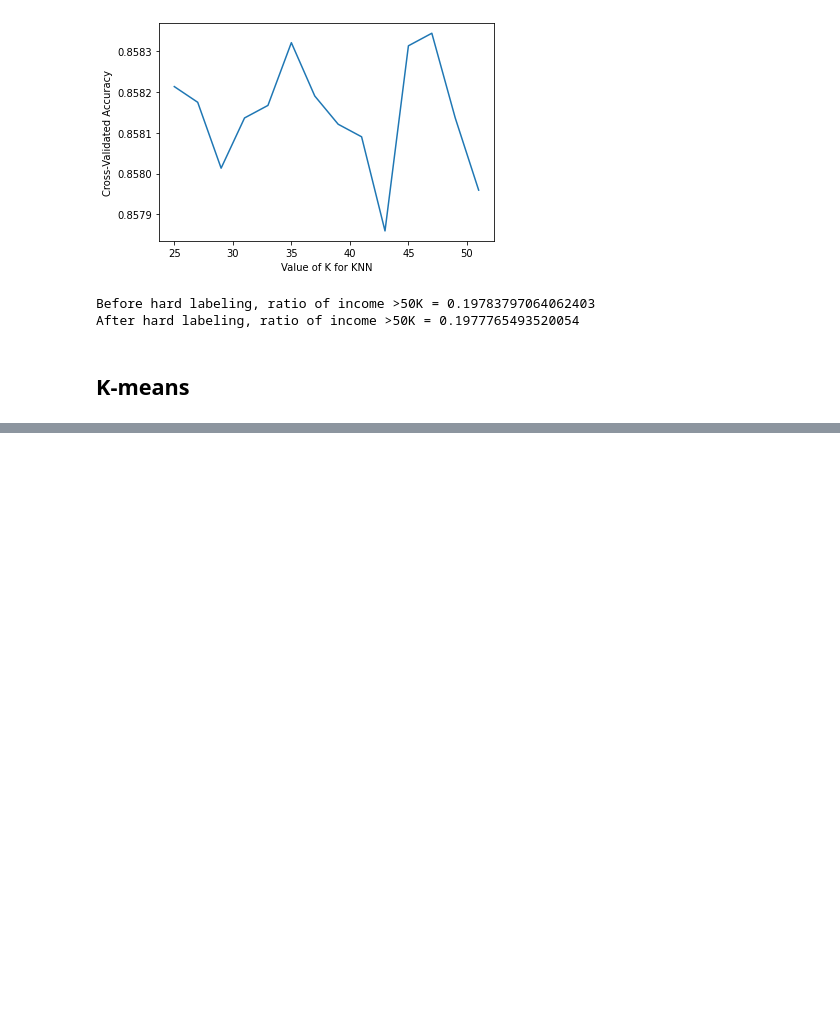
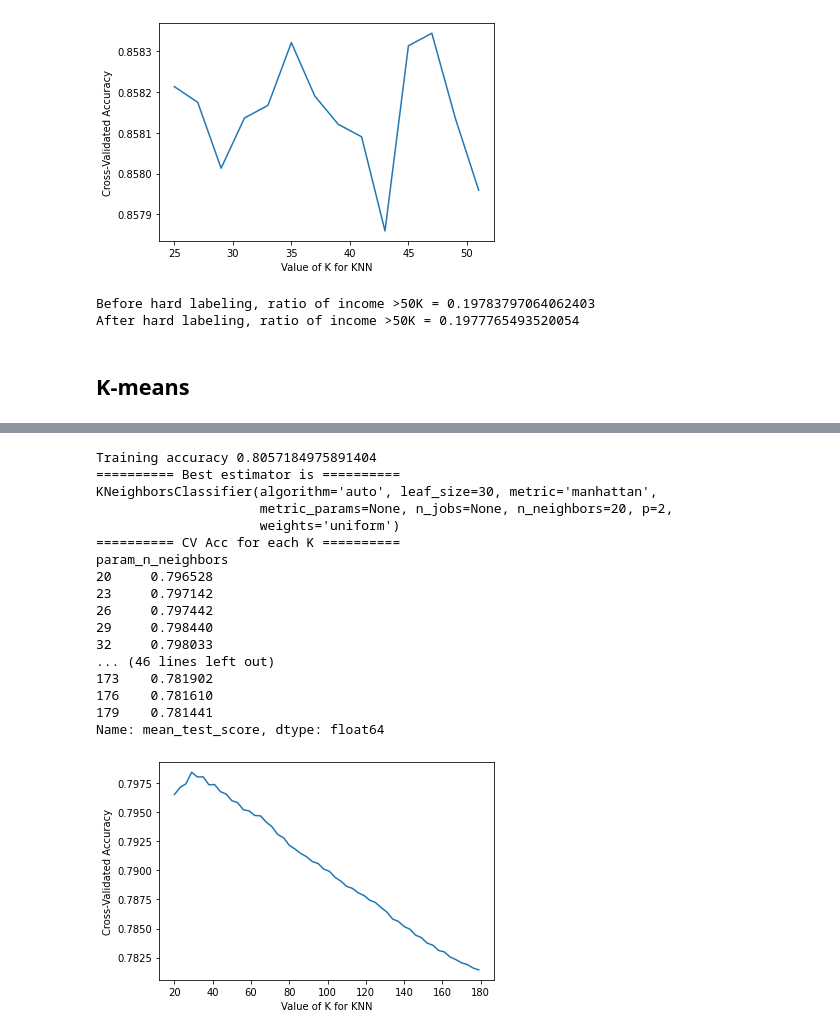
Before and after one commit to shengyenlin/Machine-Learning-EEML-2021-Fall, a Jupyter notebook: HW2/Modeling.ipynb, the cells around one changed output, grey strips where cells are left out. Saved outputs shown, nothing was run; the diff lists cells and outputs as text; code cells hidden in the pictures; blank space fills up the shorter version.

Commit message:
Add KNN with different data preprocessing methods

```diff
--- a/HW2/Modeling.ipynb
+++ b/HW2/Modeling.ipynb
@@ -235,0 +230,19 @@ param_grid = {
+# %%
+num_cols = ["age", "fnlwgt", "capital_gain", "capital_loss", "hours_per_week", "education_num"]
+y_train = data_train["income"]
+X_train_num = np.array(data_train[num_cols])
+X_test_num = np.array(data_test[num_cols])
+# %%
+k_max = round(np.sqrt(X_train_num.shape[0]))
+k_range = list(range(20, k_max, 3))
+param_grid = {
+    "n_neighbors": k_range,
+    "weights": ["uniform", "distance"],
+    "metric": ["euclidean", "manhattan"]
+}
+# %%
+KNN = KNeighborsClassifier()
+GS = GridSearchCV(KNN,
+    param_grid,
+    verbose = 1,
+    cv = 5, n_jobs = -1).fit(X_train_num, y_train)
@@ -235,0 +257,35 @@ param_grid = {
+# %%
+print(f"Training accuracy {GS.score(X_train_num, y_train)}")
+print("="*10, "Best estimator is", "="*10)
+print(GS.best_estimator_)
+
+GS_result = pd.DataFrame(GS.cv_results_)
+print("="*10, "CV Acc for each K", "="*10)
+print(GS_result.groupby(["param_n_neighbors"])['mean_test_score'].mean())
+
+k_idx = GS_result.groupby(["param_n_neighbors"])['mean_test_score'].mean().index
+acc = GS_result.groupby(["param_n_neighbors"])['mean_test_score'].mean().values
+
+plt.plot(k_idx, acc)
+plt.xlabel('Value of K for KNN')
+plt.ylabel('Cross-Validated Accuracy')
+plt.show()
+# %% [output]
+Training accuracy 0.8057184975891404
+========== Best estimator is ==========
+KNeighborsClassifier(algorithm='auto', leaf_size=30, metric='manhattan',
+                     metric_params=None, n_jobs=None, n_neighbors=20, p=2,
+                     weights='uniform')
+========== CV Acc for each K ==========
+param_n_neighbors
+20     0.796528
+23     0.797142
+26     0.797442
+29     0.798440
+32     0.798033
+... (46 lines left out)
+173    0.781902
+176    0.781610
+179    0.781441
+Name: mean_test_score, dtype: float64
+[figure, added]
```
Also changed, not shown: parts of 31 cells of this notebook, 1 other file.
